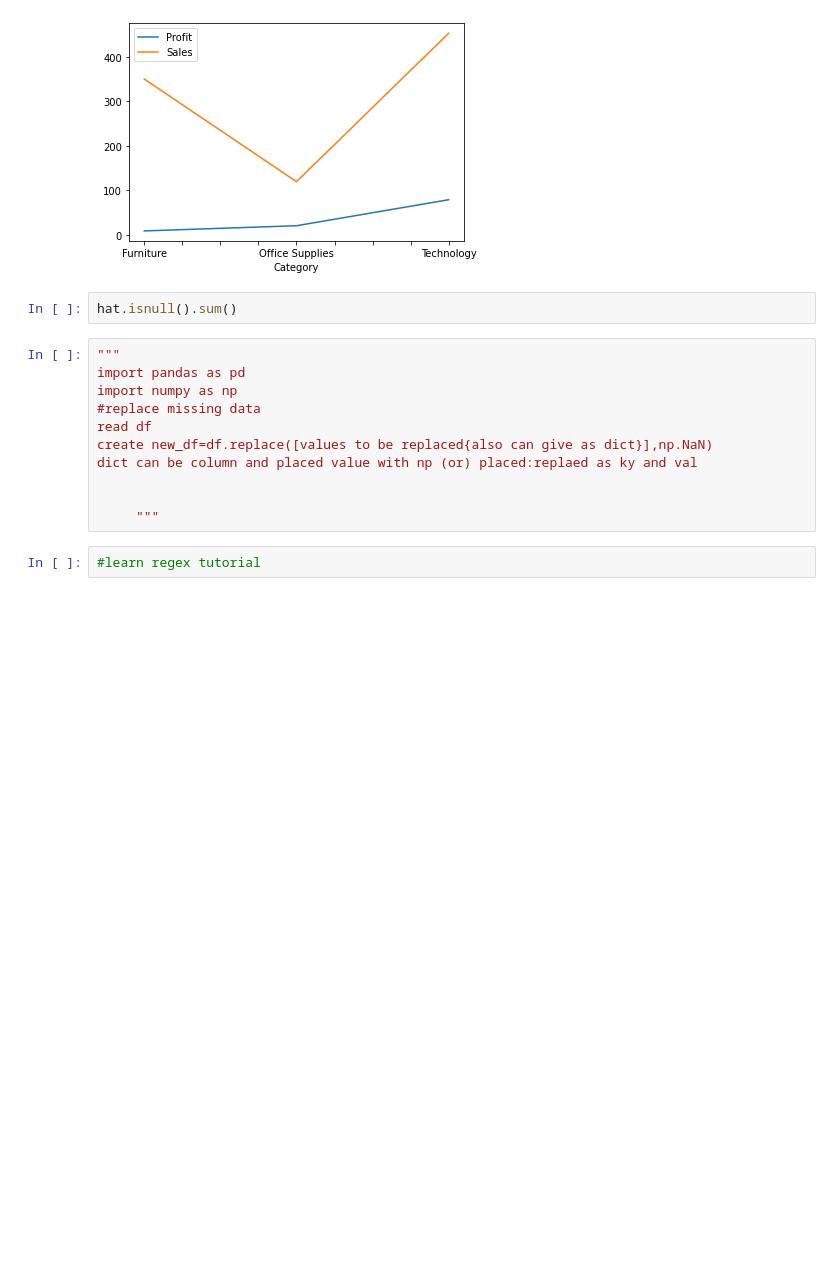
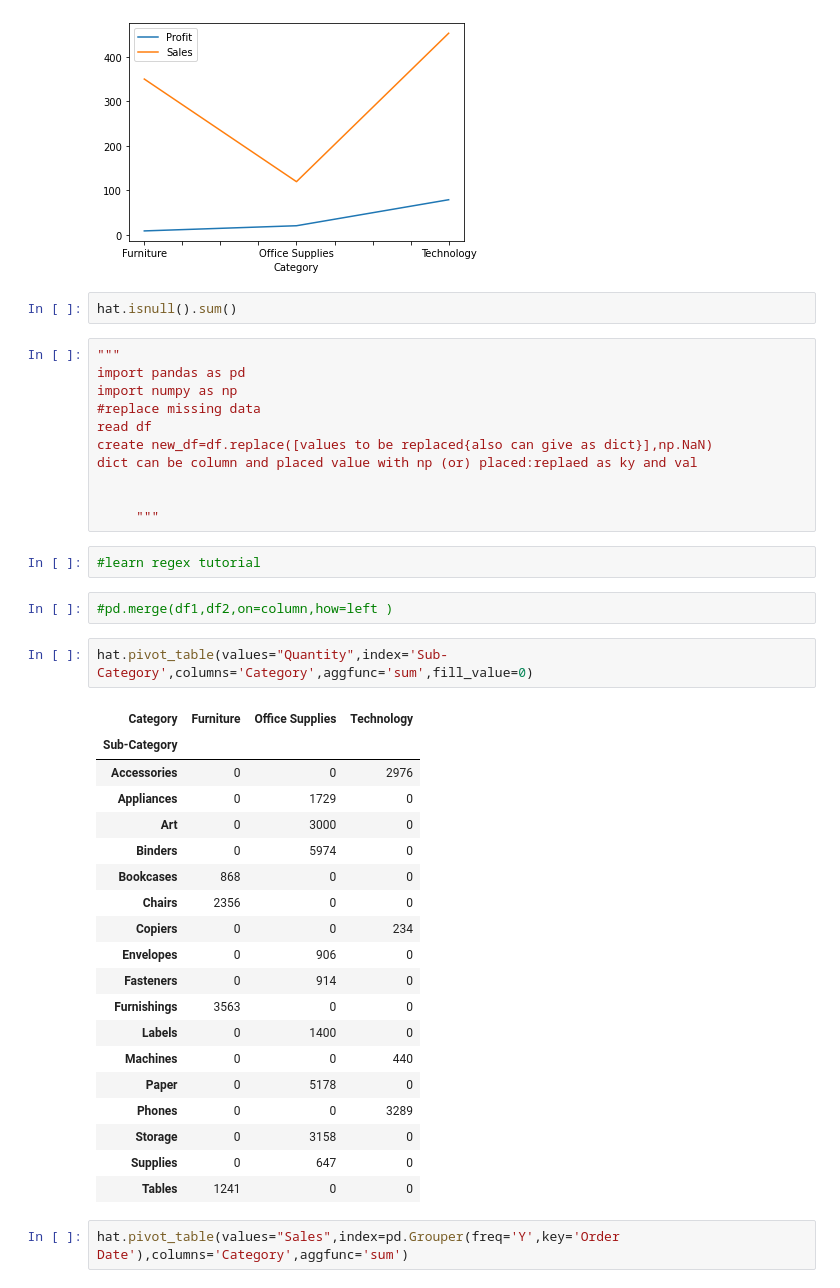
Before and after one commit to Hathan67/DataAnalysis, a Jupyter notebook: hat_pandasdataanalysis.ipynb, the cells around one changed output. Saved outputs shown, nothing was run; the diff lists cells and outputs as text; blank space fills up the shorter version.

```diff
--- a/hat_pandasdataanalysis.ipynb
+++ b/hat_pandasdataanalysis.ipynb
@@ -157,3 +176,29 @@ dict can be column and placed value with np (or) placed:replaed as ky and val
      """
 # %%
 #learn regex tutorial
+# %%
+#pd.merge(df1,df2,on=column,how=left )
+# %%
+hat.pivot_table(values="Quantity",index='Sub-Category',columns='Category',aggfunc='sum',fill_value=0)
+# %% [output]
+| Category | Furniture | Office Supplies | Technology |
+| Sub-Category |  |  |  |
+| Accessories | 0 | 0 | 2976 |
+| Appliances | 0 | 1729 | 0 |
+| Art | 0 | 3000 | 0 |
+| Binders | 0 | 5974 | 0 |
+| Bookcases | 868 | 0 | 0 |
+| Chairs | 2356 | 0 | 0 |
+| Copiers | 0 | 0 | 234 |
+| Envelopes | 0 | 906 | 0 |
+| Fasteners | 0 | 914 | 0 |
+| Furnishings | 3563 | 0 | 0 |
+| Labels | 0 | 1400 | 0 |
+| Machines | 0 | 0 | 440 |
+| Paper | 0 | 5178 | 0 |
+| Phones | 0 | 0 | 3289 |
+| Storage | 0 | 3158 | 0 |
+| Supplies | 0 | 647 | 0 |
+| Tables | 1241 | 0 | 0 |
+# %%
+hat.pivot_table(values="Sales",index=pd.Grouper(freq='Y',key='Order Date'),columns='Category',aggfunc='sum')
```
Also changed, not shown: parts of 4 cells of this notebook.
